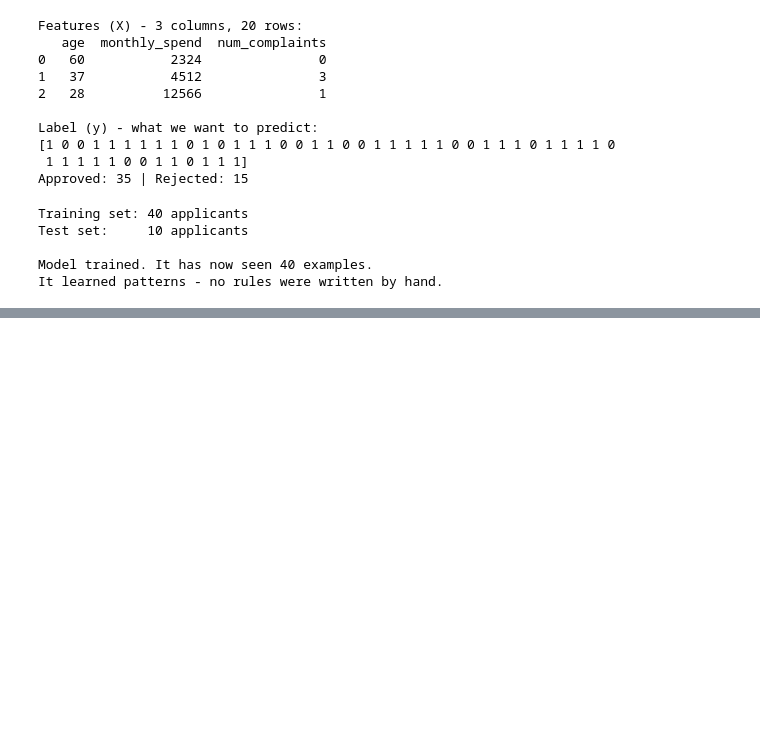
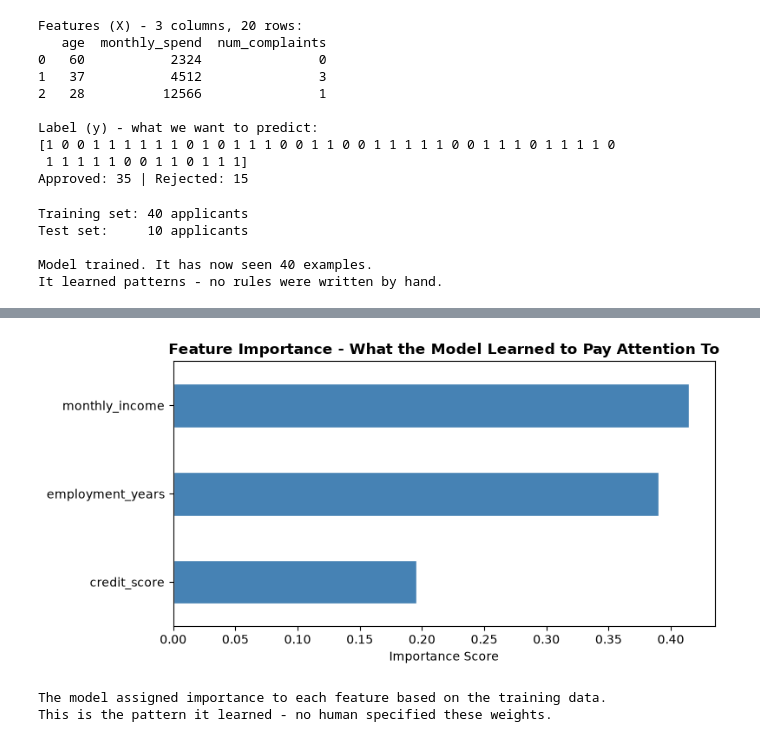
Before and after one commit to Ayeeshat-ux/Python-intro, a Jupyter notebook: machine learning/ML.ipynb, the cells around one changed output, grey strips where cells are left out. Saved outputs shown, nothing was run; the diff lists cells and outputs as text; code cells hidden in the pictures; blank space fills up the shorter version.

```diff
--- a/machine learning/ML.ipynb
+++ b/machine learning/ML.ipynb
@@ -91,0 +152,10 @@ It learned patterns - no rules were written by hand.
+# %%
+X = loan[['income', 'debt_ratio', 'num_late_payments']]
+y = loan['defaulted']
+
+print('Features (X) - 3 columns, 20 rows:')
+print(X.head(3))
+print()
+print('Label (y) - what we want to predict:')
+print(y.values)
+print(f'Approved: {y.sum()} | Rejected: {(y==0).sum()}')
@@ -91,0 +176,15 @@ It learned patterns - no rules were written by hand.
+# %%
+X_train, X_test, y_train, y_test = train_test_split(
+    X, y, test_size=0.2, random_state=42
+)
+
+print(f'Training set: {len(X_train)} applicants')
+print(f'Test set:     {len(X_test)} applicants')
+print()
+
+# Train the ML model - it learns the rules from training data
+model = DecisionTreeClassifier(random_state=42)
+model.fit(X_train, y_train)   # <-- this is where learning happens
+
+print('Model trained. It has now seen', len(X_train), 'examples.')
+print('It learned patterns - no rules were written by hand.')
@@ -91,0 +252,23 @@ It learned patterns - no rules were written by hand.
+# %%
+import matplotlib.pyplot as plt
+
+# Feature importance - which feature mattered most to the model?
+importance = pd.Series(
+    model.feature_importances_,
+    index=['monthly_income', 'credit_score', 'employment_years']
+).sort_values(ascending=True)
+
+fig, ax = plt.subplots(figsize=(8, 4))
+importance.plot(kind='barh', ax=ax, color='steelblue', edgecolor='white')
+ax.set_title('Feature Importance - What the Model Learned to Pay Attention To',
+             fontsize=12, fontweight='bold')
+ax.set_xlabel('Importance Score')
+plt.tight_layout()
+plt.show()
+
+print('The model assigned importance to each feature based on the training data.')
+print('This is the pattern it learned - no human specified these weights.')
+# %% [output]
+[figure, added]
+The model assigned importance to each feature based on the training data.
+This is the pattern it learned - no human specified these weights.
```
Also changed, not shown: parts of 8 cells of this notebook, 4 other files.
